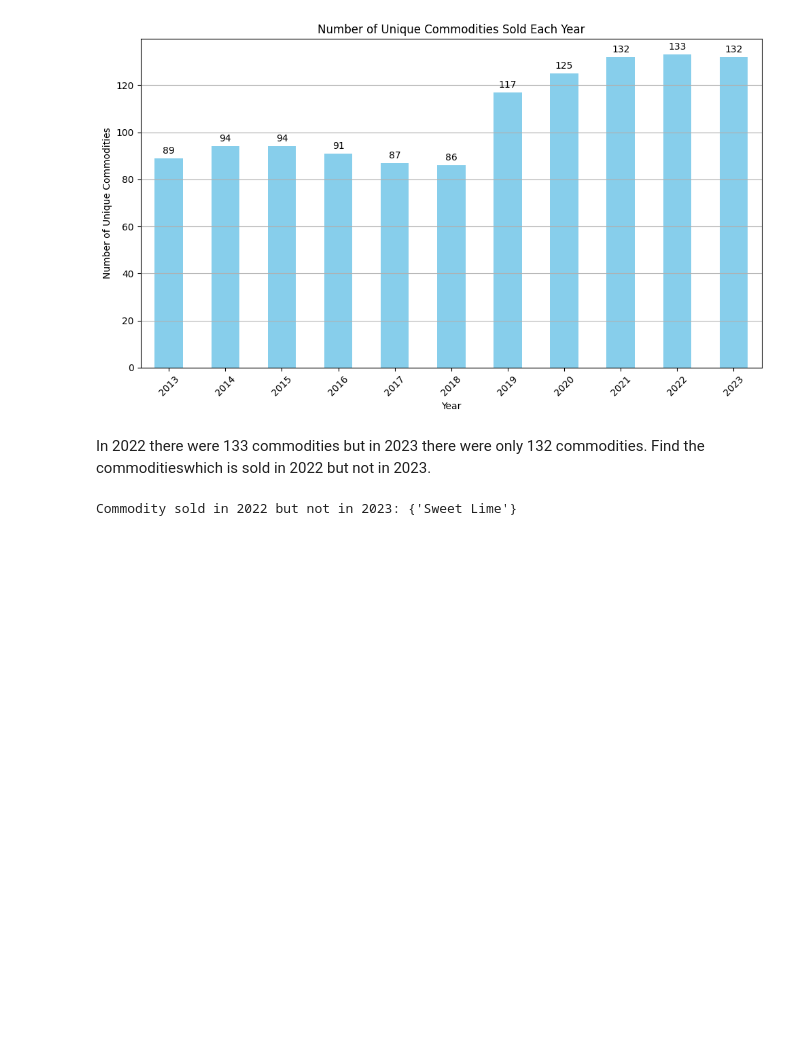
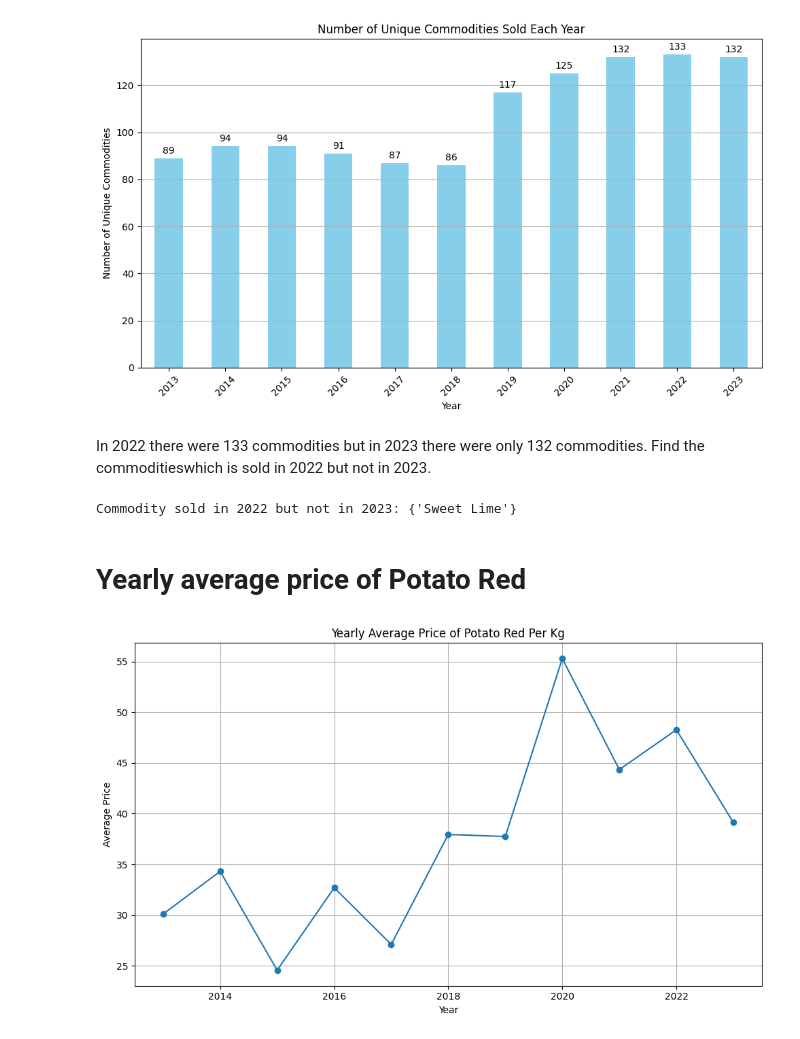
Before and after one commit to Rk-Pudasaini/Data_Analysis, a Jupyter notebook: Kalimati_tarkari_price_analysis.ipynb, the cells around one changed output. Drawn from its saved outputs; the diff is of its cells as text; code cells hidden in the pictures; blank space fills up the shorter version.

```diff
--- a/Kalimati_tarkari_price_analysis.ipynb
+++ b/Kalimati_tarkari_price_analysis.ipynb
@@ -34,8 +35,25 @@ Minimum      object
 Maximum      object
 Average      object
 dtype: object
-# %%
-df['Date'] = pd.to_datetime(df['Date'])
+# %%
+# Convert 'Minimum' column to numeric, removing 'Rs' if present
+df['Minimum'] = pd.to_numeric(df['Minimum'].apply(lambda x: str(x).replace('Rs', '').strip()))
+df['Maximum'] = pd.to_numeric(df['Maximum'].apply(lambda x: str(x).replace('Rs', '').strip()))
+df['Average'] = pd.to_numeric(df['Average'].apply(lambda x: str(x).replace('Rs', '').strip()))
+# %%
+from dateutil import parser
+
+# function to format the date columns in year-month-day type
+def format_date(date):
+    try:
+        parsed_date = parser.parse(date)
+        standardized_date = parsed_date.strftime("%Y-%m-%d")
+        return standardized_date
+    except Exception as e:
+        return pd.NaT  # Return NaT (Not a Time) for invalid dates
+
+# Apply the function to the 'Date' column
+df['Date'] = df['Date'].apply(format_date).astype('datetime64[ns]')
 # %%
 df.dtypes
 # %% [output]
@@ -134,3 +152,26 @@ commodity_difference = commodities_2022 - commodities_2023
 print("Commodity sold in 2022 but not in 2023:", commodity_difference)
 # %% [output]
 Commodity sold in 2022 but not in 2023: {'Sweet Lime'}
+# %% [markdown]
+# Yearly average price of Potato Red
+# %%
+# Filter the DataFrame for "Potato Red" commodity
+potato_red_df = df[df['Commodity'] == 'Potato Red']
+
+# Group by year and month, calculate the average price for each month
+monthly_avg_price = potato_red_df.groupby([potato_red_df['Date'].dt.year, potato_red_df['Date'].dt.month])['Average'].mean()
+
+# Group by year, calculate the average price for each year
+yearly_avg_price = monthly_avg_price.groupby(level=0).mean()
+
+# Plot the yearly average prices
+plt.figure(figsize=(10, 6))
+yearly_avg_price.plot(marker='o', linestyle='-')
+plt.title('Yearly Average Price of Potato Red Per Kg')
+plt.xlabel('Year')
+plt.ylabel('Average Price')
+plt.grid(True)
+plt.tight_layout()
+plt.show()
+# %% [output]
+[figure, added]
```
Also changed, not shown: parts of 7 cells of this notebook.
